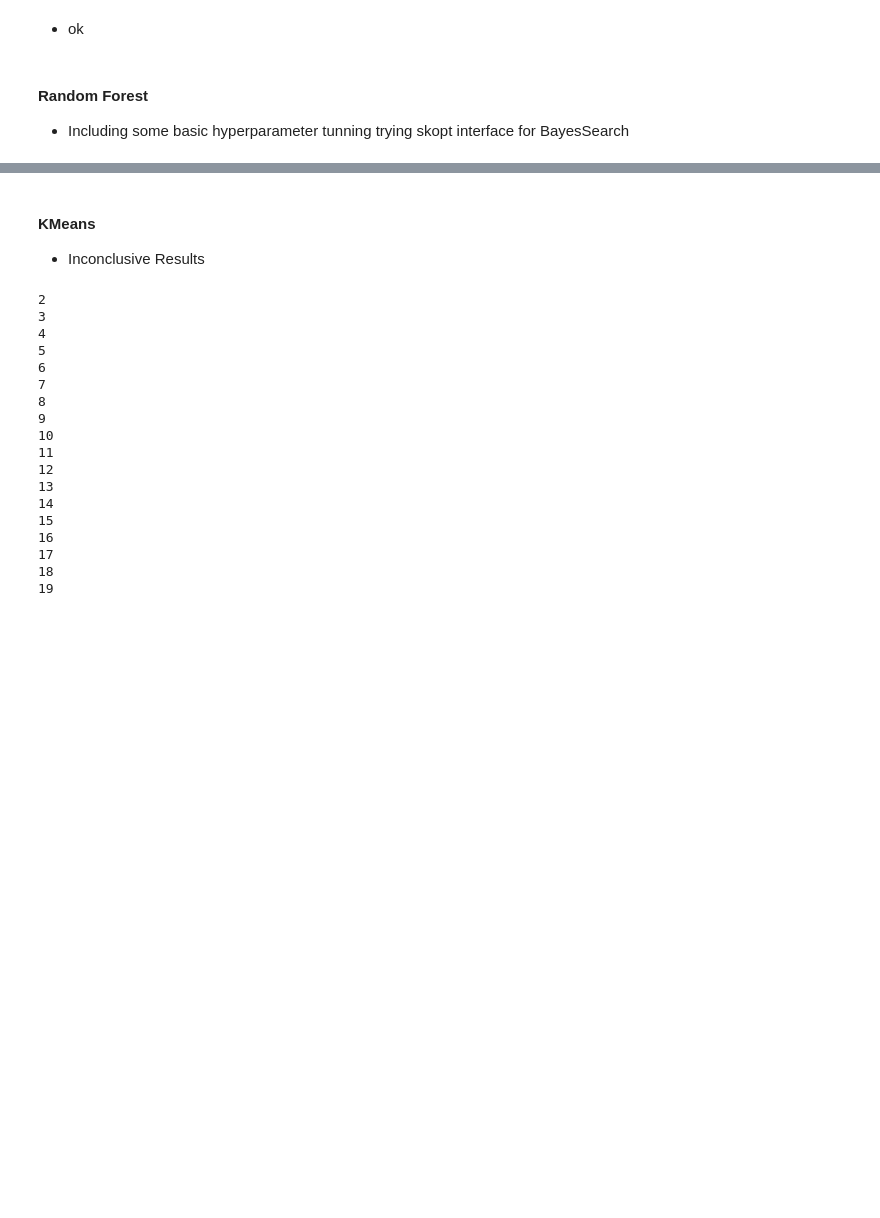
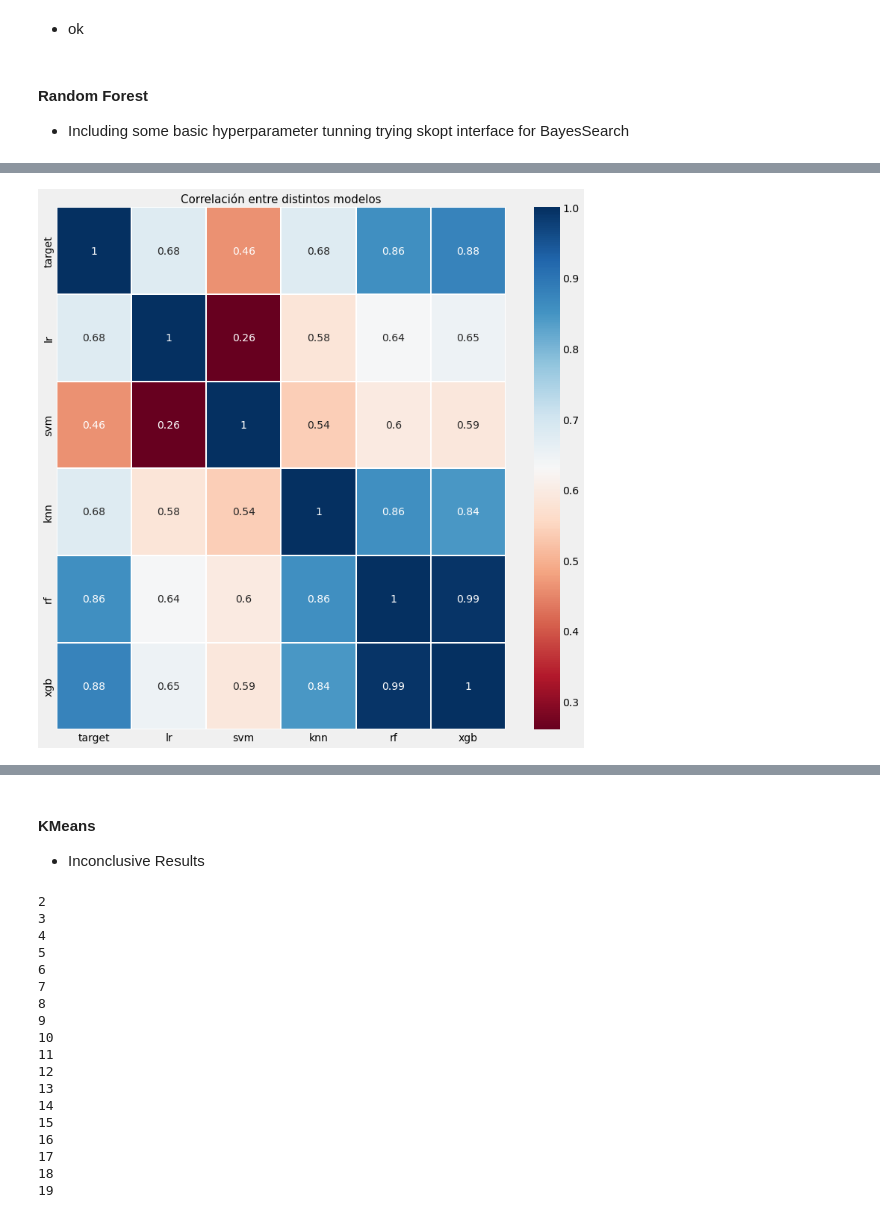
Before and after one commit to FranciscoPala/SP500_constituents_market_cap_estimator, a Jupyter notebook: src/notebooks/model_selection.ipynb, the cells around one changed output, grey strips where cells are left out. Cells and saved outputs as stored; diff of their text form; code cells hidden in the pictures; blank space fills up the shorter version.

```diff
--- a/src/notebooks/model_selection.ipynb
+++ b/src/notebooks/model_selection.ipynb
@@ -394,0 +421,3 @@ WTF... Inspect these values
+# %%
+for name, estimator in [('lr',lr_pipe), ('svm',svm_pipe), ('knn',knn_pipe), ('rf',rf_pipe), ('xgb',xgb_pipe)]:
+    future_data[name] = np.exp(estimator.predict(future_features))
@@ -394,0 +434,8 @@ WTF... Inspect these values
+# %%
+plt.style.use("fivethirtyeight")
+fig, ax = plt.subplots(1,1,figsize = (12,12))
+sns.heatmap(future_data.loc[:,cols].corr(), annot=True, cmap = 'RdBu', linewidths=0.1)
+ax.set_title('Correlación entre distintos modelos', fontsize = 15)
+plt.savefig('../../ppt/images/corr_modelos.jpg', bbox_inches = 'tight')
+# %% [output]
+[figure, added]
```
Also changed, not shown: parts of 97 cells of this notebook, 4 other files.
